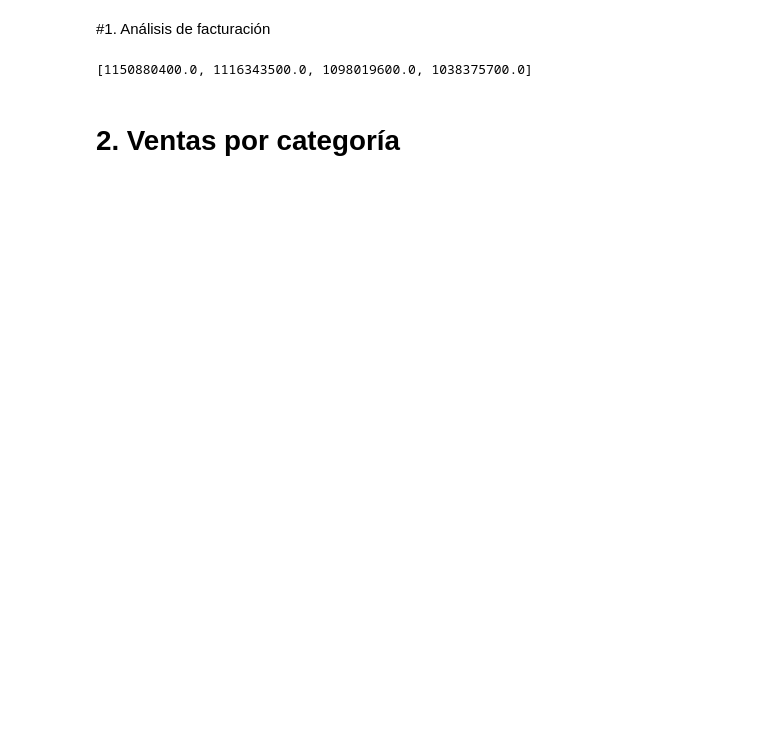
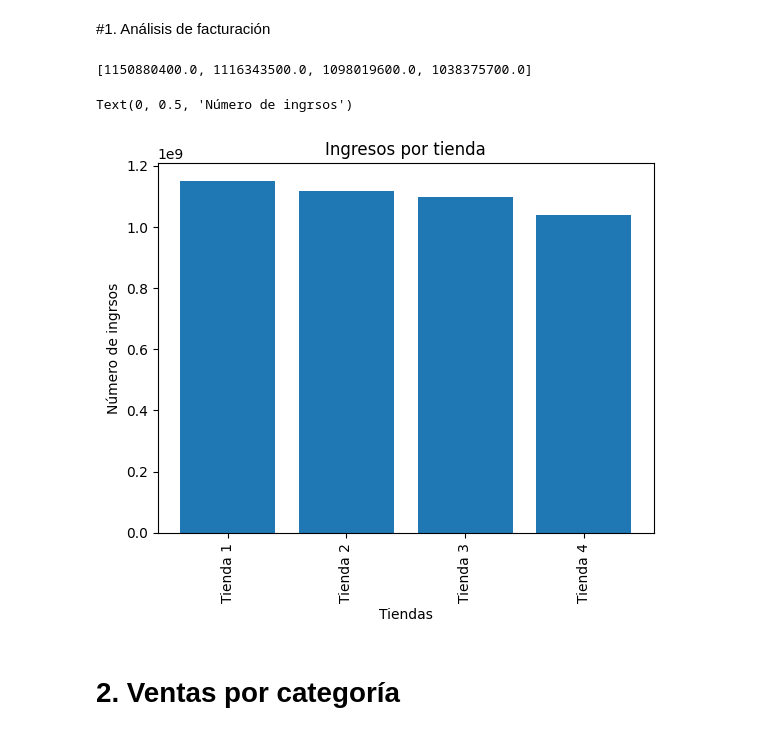
Before and after one commit to AnaJmz345/challengeAlluraStore, a Jupyter notebook: AluraStoreLatam.ipynb, the cells around one changed output. Cells and saved outputs as stored; diff of their text form; code cells hidden in the pictures; blank space fills up the shorter version.

```diff
--- a/AluraStoreLatam.ipynb
+++ b/AluraStoreLatam.ipynb
@@ -31,6 +32,17 @@ for tienda in tiendas:
 ingresos
 # %% [output]
 [1150880400.0, 1116343500.0, 1098019600.0, 1038375700.0]
+# %%
+labelsTiendas = ["Tienda 1","Tienda 2","Tienda 3", "Tienda 4"]
+
+plt.bar(labelsTiendas, ingresos)
+plt.xticks(rotation=90)
+plt.title(f"Ingresos por tienda")
+plt.xlabel("Tiendas")
+plt.ylabel("Número de ingrsos")
+# %% [output]
+Text(0, 0.5, 'Número de ingrsos')
+[figure, added]
 # %% [markdown]
 # 2. Ventas por categoría
 # %%
```
Also changed, not shown: parts of 7 cells of this notebook.
